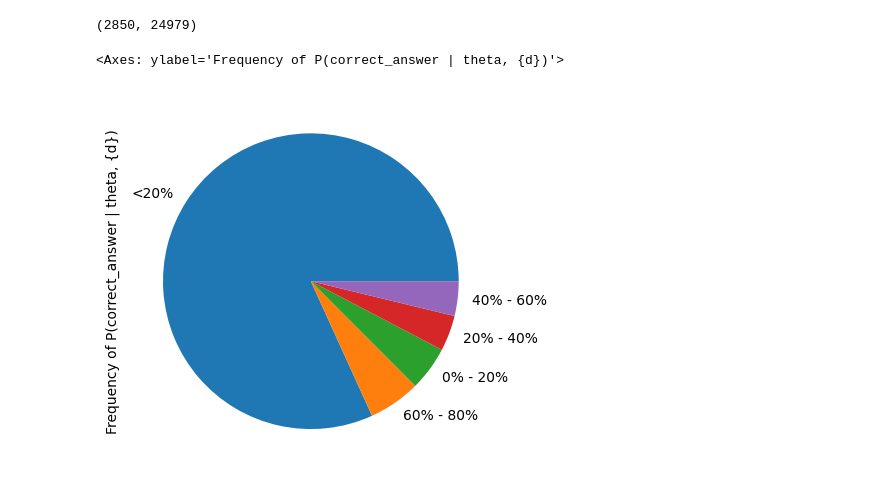
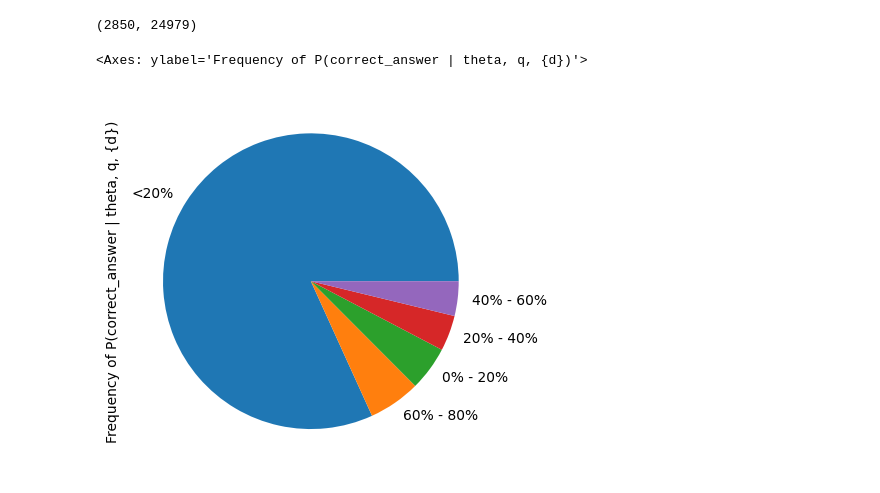
Before and after one commit to EvanFellman/capstone, a Jupyter notebook: doc_set_dataset.ipynb, the cells around one changed output. Drawn from its saved outputs; the diff is of its cells as text; code cells hidden in the pictures.

```diff
--- a/doc_set_dataset.ipynb
+++ b/doc_set_dataset.ipynb
@@ -26,11 +26,11 @@ len(df['context']) // len(set(df['question']))
 # %%
 rename_obj = {0.0: "<20%", 9.0: ">=80%"}
 
 for i in range(1,9):
     rename_obj[i] = f"{(i-1) * 20}% - {i*20}%"
 
 
-(df['quality'] // 20).value_counts().rename(rename_obj).plot.pie(label="Frequency of P(correct_answer | theta, {d})")
+(df['quality'] // 20).value_counts().rename(rename_obj).plot.pie(label="Frequency of P(correct_answer | theta, q, {d})")
 # %% [output]
-<Axes: ylabel='Frequency of P(correct_answer | theta, {d})'>
+<Axes: ylabel='Frequency of P(correct_answer | theta, q, {d})'>
-[figure, old version]
+[figure, new version]
```
Also changed, not shown: 5 other files.
